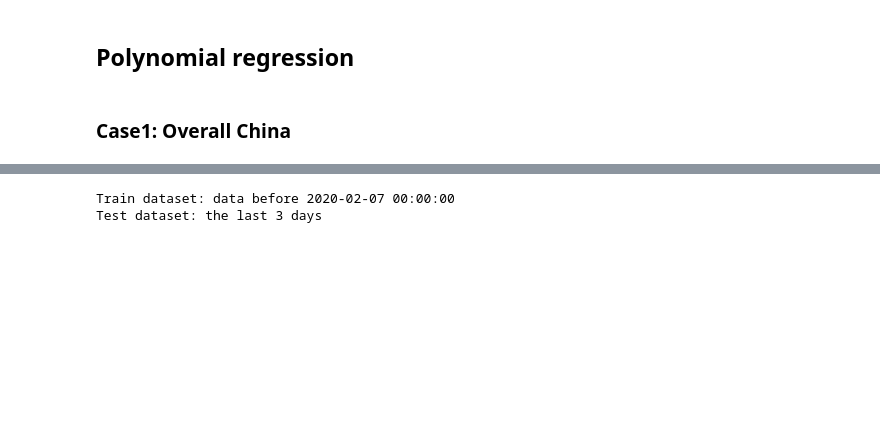
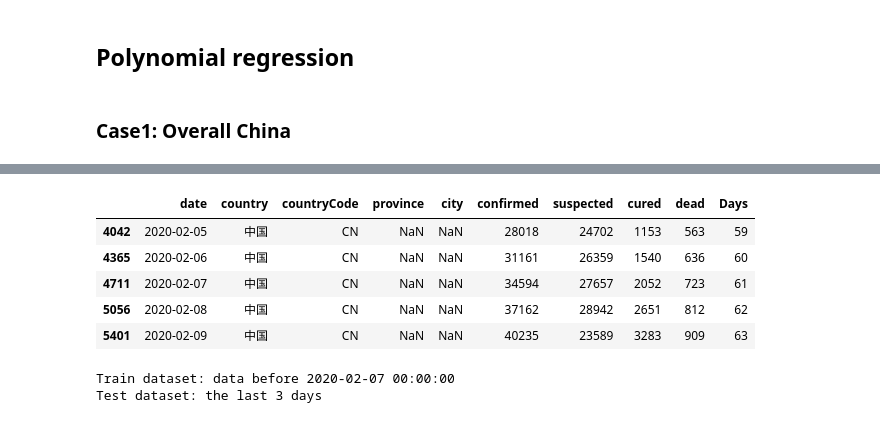
Before and after one commit to docligot/CoronaTracker-simulteModel, a Jupyter notebook: baseline-regression/Baseline_model.ipynb, the cells around one changed output, grey strips where cells are left out. Cells and saved outputs as stored; diff of their text form; code cells hidden in the pictures; blank space fills up the shorter version.

```diff
--- a/baseline-regression/Baseline_model.ipynb
+++ b/baseline-regression/Baseline_model.ipynb
@@ -80,3 +85,12 @@ draw_city_trend("Pingdingshan", df) # my hometown
+# %%
+China_total.tail()
+# %% [output]
+|  | date | country | countryCode | province | city | confirmed | suspected | cured | dead | Days |
+| 4042 | 2020-02-05 | 中国 | CN | NaN | NaN | 28018 | 24702 | 1153 | 563 | 59 |
+| 4365 | 2020-02-06 | 中国 | CN | NaN | NaN | 31161 | 26359 | 1540 | 636 | 60 |
+| 4711 | 2020-02-07 | 中国 | CN | NaN | NaN | 34594 | 27657 | 2052 | 723 | 61 |
+| 5056 | 2020-02-08 | 中国 | CN | NaN | NaN | 37162 | 28942 | 2651 | 812 | 62 |
+| 5401 | 2020-02-09 | 中国 | CN | NaN | NaN | 40235 | 23589 | 3283 | 909 | 63 |
 # %%
 """
 Sum up all province within China
```
Also changed, not shown: parts of 3 cells of this notebook.
